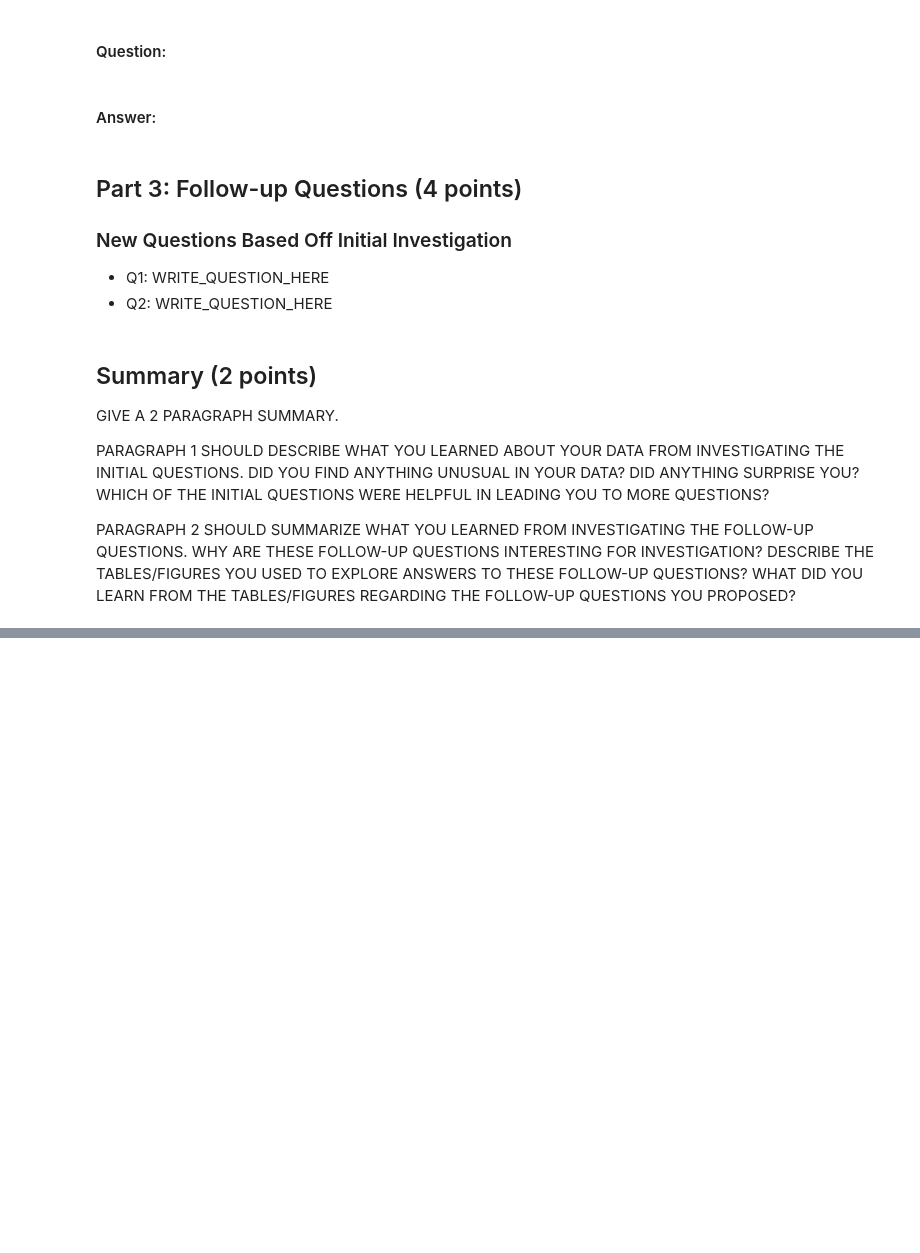
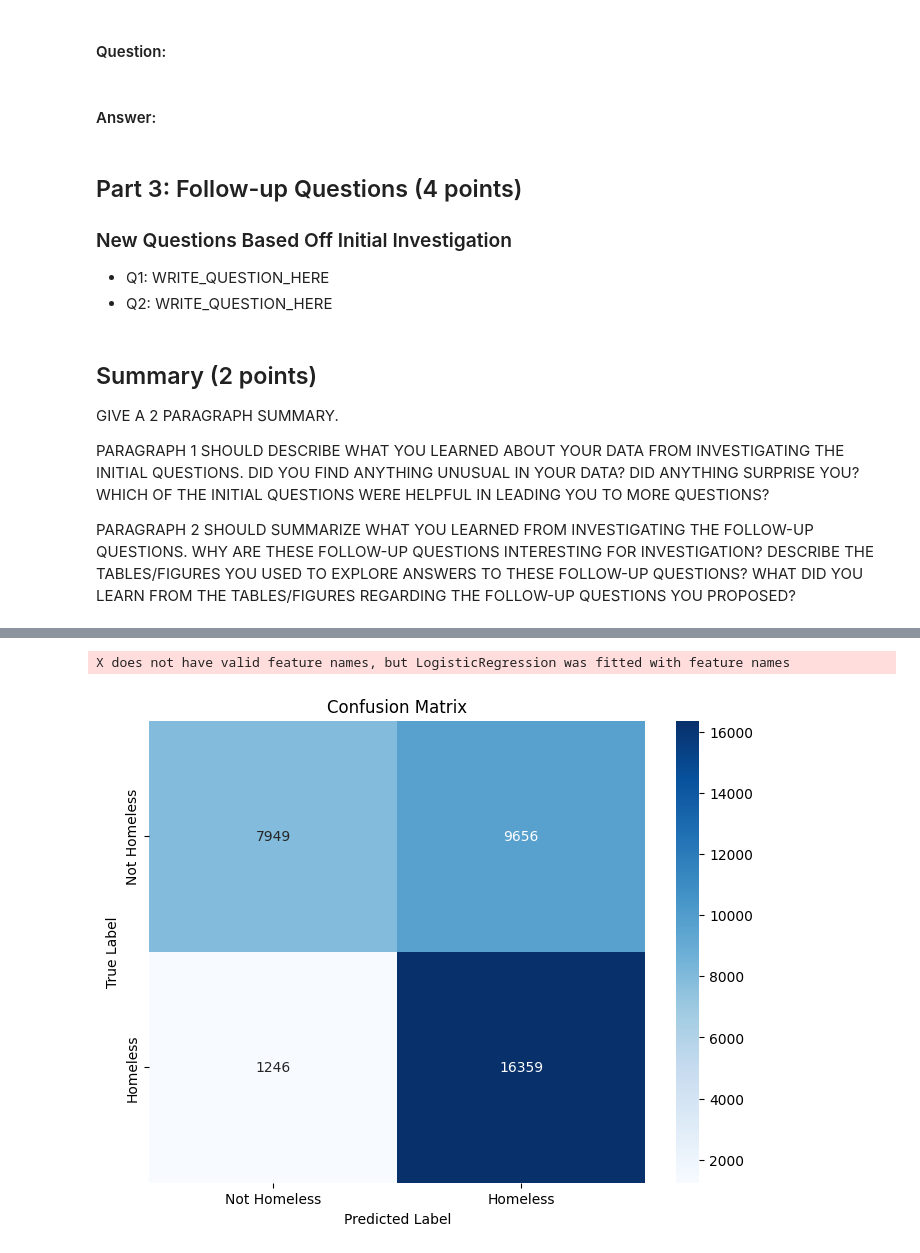
Before and after one commit to ivynangalia/320, a Jupyter notebook: proj/EDA Template.ipynb, the cells around one changed output, grey strips where cells are left out. Cells and saved outputs as stored; diff of their text form; code cells hidden in the pictures; blank space fills up the shorter version.

```diff
--- a/proj/EDA Template.ipynb
+++ b/proj/EDA Template.ipynb
@@ -596,0 +1067,65 @@ PARAGRAPH 2 SHOULD SUMMARIZE WHAT YOU LEARNED FROM INVESTIGATING THE FOLLOW-UP Q
+# %%
+df = simulated_df.copy()
+
+
+X = pd.get_dummies(df[["race", "age", "gender"]], drop_first=True)
+y = df["homeless"]
+
+
+X_train, X_test, y_train, y_test = train_test_split(X, y, test_size=0.2, random_state=42, stratify=y)
+
+
+scaler = StandardScaler()
+X_train_scaled = scaler.fit_transform(X_train)
+X_test_scaled = scaler.transform(X_test)
+
+
+model = LogisticRegression(
+    class_weight="balanced",
+    max_iter=1000,
+    random_state=42,
+    C=0.1
+)
+model.fit(X_train, y_train)
+
+y_pred_proba = model.predict_proba(X_test_scaled)[:, 1]
+
+
+precisions, recalls, thresholds = precision_recall_curve(y_test, y_pred_proba)
+f1_scores = 2 * (precisions * recalls) / (precisions + recalls)
+optimal_threshold = thresholds[np.argmax(f1_scores[:-1])]
+
+
+y_pred = (y_pred_proba >= optimal_threshold).astype(int)
+
+
+print(f"Optimal threshold: {optimal_threshold:.3f}")
+print("\nClassification Report with Optimal Threshold:")
+print(classification_report(y_test, y_pred, zero_division=0))
+
+
+roc_auc = roc_auc_score(y_test, y_pred_proba)
+print(f"\nROC AUC Score: {roc_auc:.3f}")
+
+
+feature_importance = pd.DataFrame({
+    "feature": X.columns,
+    "importance": abs(model.coef_[0])
+})
+feature_importance = feature_importance.sort_values("importance", ascending=False)
+print("\nTop 10 Most Important Features:")
+print(feature_importance.head(10))
+
+
+plt.figure(figsize=(8, 6))
+sns.heatmap(confusion_matrix(y_test, y_pred),
+            annot=True,
+            fmt="d",
+            cmap="Blues",
+            xticklabels=["Not Homeless", "Homeless"],
+            yticklabels=["Not Homeless", "Homeless"])
+plt.title("Confusion Matrix")
+plt.ylabel("True Label")
+plt.xlabel("Predicted Label")
+plt.show()
+# %% [output]
@@ -596,0 +1149,2 @@ PARAGRAPH 2 SHOULD SUMMARIZE WHAT YOU LEARNED FROM INVESTIGATING THE FOLLOW-UP Q
+X does not have valid feature names, but LogisticRegression was fitted with feature names
+[figure, added]
```
Also changed, not shown: parts of 21 cells of this notebook, 2 other files.
